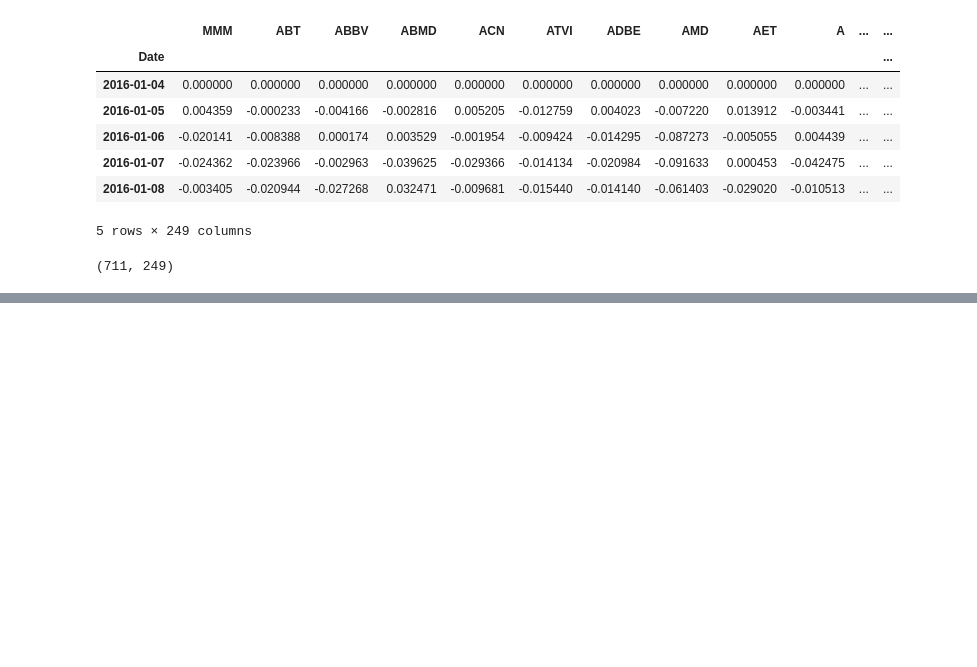
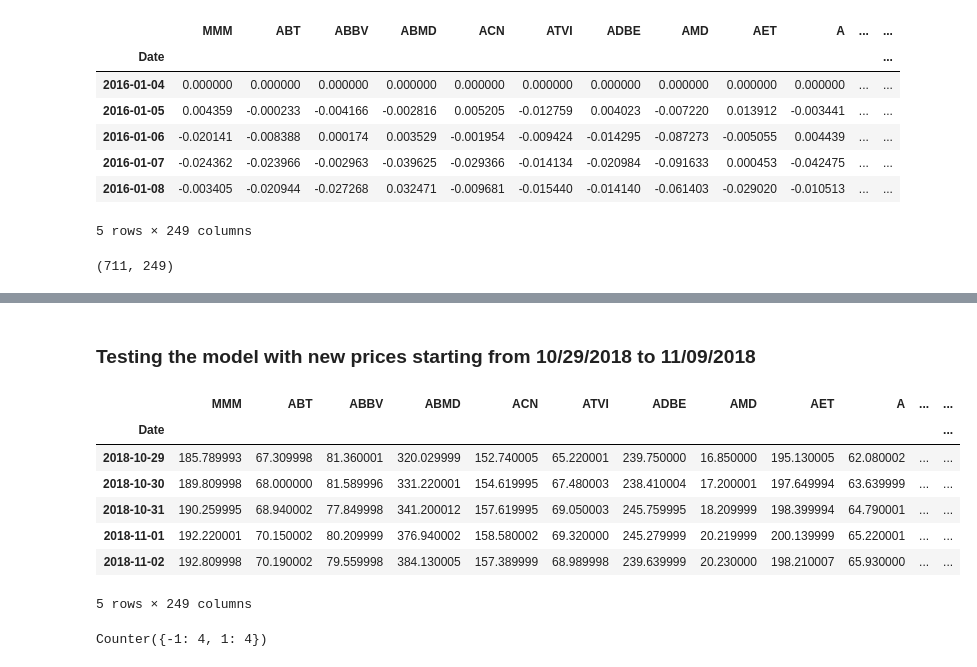
Before and after one commit to terrill11/nvda_stock_analysis, a Jupyter notebook: NVDA_Stock_Analysis.ipynb, the cells around one changed output, grey strips where cells are left out. Cells and saved outputs as stored; diff of their text form; code cells hidden in the pictures; blank space fills up the shorter version.

Commit message:
added new prices to the model to test

```diff
--- a/NVDA_Stock_Analysis.ipynb
+++ b/NVDA_Stock_Analysis.ipynb
@@ -237,0 +244,30 @@ Counter({1: 79, -1: 92, 0: 7})
+# %% [markdown]
+<h3>Testing the model with new prices starting from 10/29/2018 to 11/09/2018</h3>
+# %%
+new_prices_df = pd.DataFrame()
+for ticker in tickers:
+    new_price = web.DataReader(ticker, 'yahoo', datetime.datetime(2018,10,29), datetime.datetime(2018,11,9))
+    new_price.drop(['High', 'Low', 'Open', 'Close', 'Volume'], axis=1, inplace=True)
+    new_price.rename(columns={'Adj Close': ticker}, inplace=True)
+
+    if new_prices_df.empty:
+        new_prices_df = new_price
+    else:
+        new_prices_df = new_prices_df.join(new_price, how='outer')
+
+new_prices_df.head()
+# %% [output]
+|  | MMM | ABT | ABBV | ABMD | ACN | ATVI | ADBE | AMD | AET | A | ... | ... |
+| Date |  |  |  |  |  |  |  |  |  |  |  | ... |
+| 2018-10-29 | 185.789993 | 67.309998 | 81.360001 | 320.029999 | 152.740005 | 65.220001 | 239.750000 | 16.850000 | 195.130005 | 62.080002 | ... | ... |
+| 2018-10-30 | 189.809998 | 68.000000 | 81.589996 | 331.220001 | 154.619995 | 67.480003 | 238.410004 | 17.200001 | 197.649994 | 63.639999 | ... | ... |
+| 2018-10-31 | 190.259995 | 68.940002 | 77.849998 | 341.200012 | 157.619995 | 69.050003 | 245.759995 | 18.209999 | 198.399994 | 64.790001 | ... | ... |
+| 2018-11-01 | 192.220001 | 70.150002 | 80.209999 | 376.940002 | 158.580002 | 69.320000 | 245.279999 | 20.219999 | 200.139999 | 65.220001 | ... | ... |
+| 2018-11-02 | 192.809998 | 70.190002 | 79.559998 | 384.130005 | 157.389999 | 68.989998 | 239.639999 | 20.230000 | 198.210007 | 65.930000 | ... | ... |
+5 rows × 249 columns
+# %%
+nvda_predictions = model.predict(new_prices_df.pct_change().dropna().values)
+#new_prices_df.pct_change().dropna().values
+Counter(nvda_predictions)
+# %% [output]
+Counter({-1: 4, 1: 4})
```
Also changed, not shown: parts of 13 cells of this notebook.
